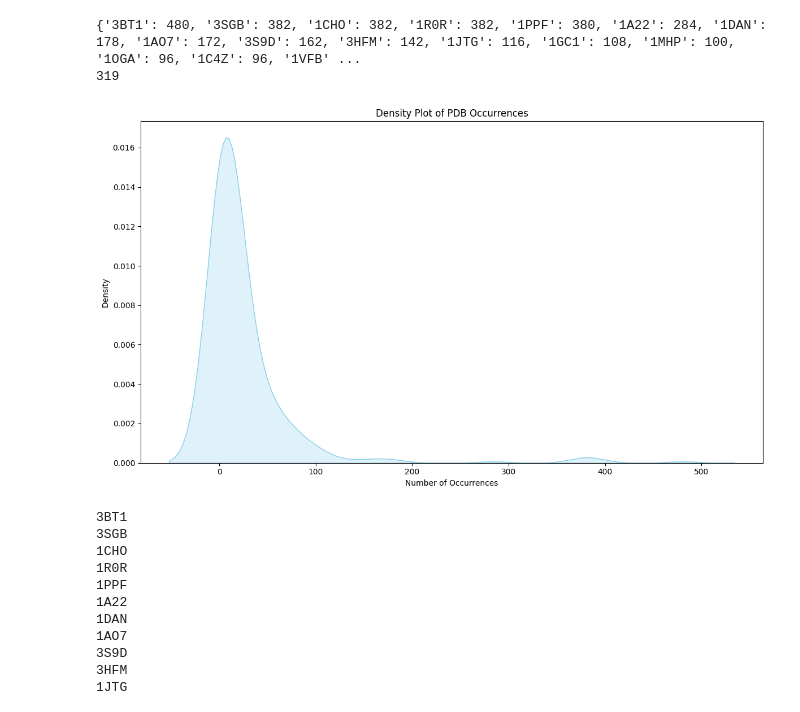
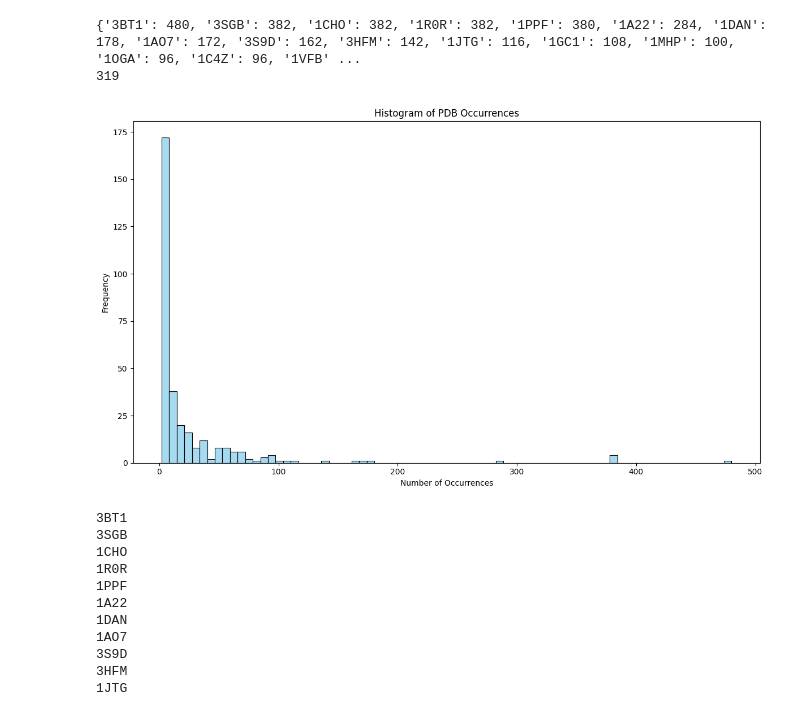
Before and after one commit to Biocca-hub/Binding_Affinity, a Jupyter notebook: scripts/DDMut_PPI.ipynb, the cells around one changed output. Cells and saved outputs as stored; diff of their text form; code cells hidden in the pictures.

```diff
--- a/scripts/DDMut_PPI.ipynb
+++ b/scripts/DDMut_PPI.ipynb
@@ -42,15 +42,15 @@ print(len(pdb_occurrences))
 # %%
 pdb_counts_series = pd.Series(pdb_occurrences)
 
 plt.figure(figsize=(12, 7))
-sns.kdeplot(pdb_counts_series.values, fill=True, color='skyblue')
-plt.title('Density Plot of PDB Occurrences')
+sns.histplot(pdb_counts_series.values, fill=True, color='skyblue', kde=False)
+plt.title('Histogram of PDB Occurrences')
 plt.xlabel('Number of Occurrences')
-plt.ylabel('Density')
+plt.ylabel('Frequency')
 plt.tight_layout()
 plt.show()
 # %% [output]
-[figure, old version]
+[figure, new version]
 # %%
 for key in pdb_occurrences:
   print(key)
```
Also changed, not shown: 4 other files.
